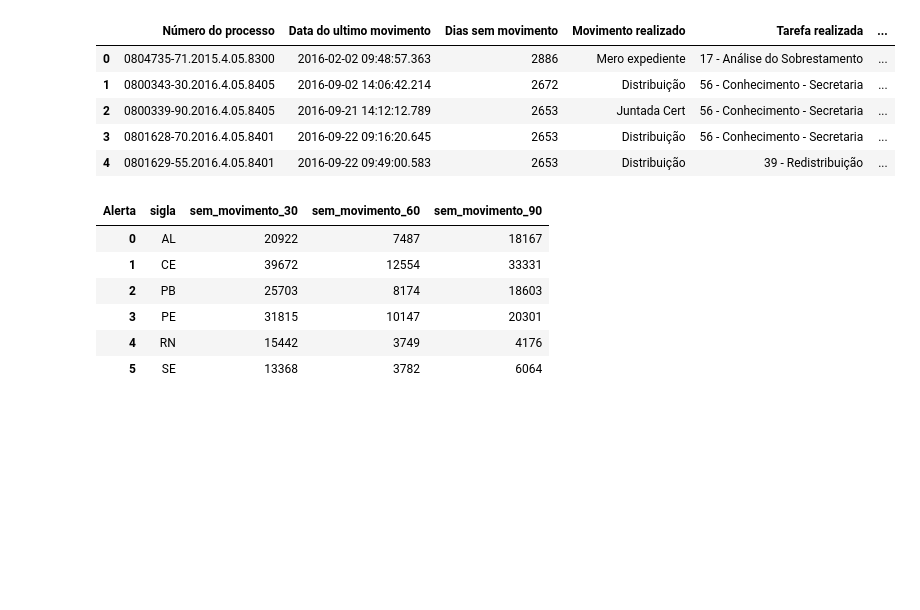
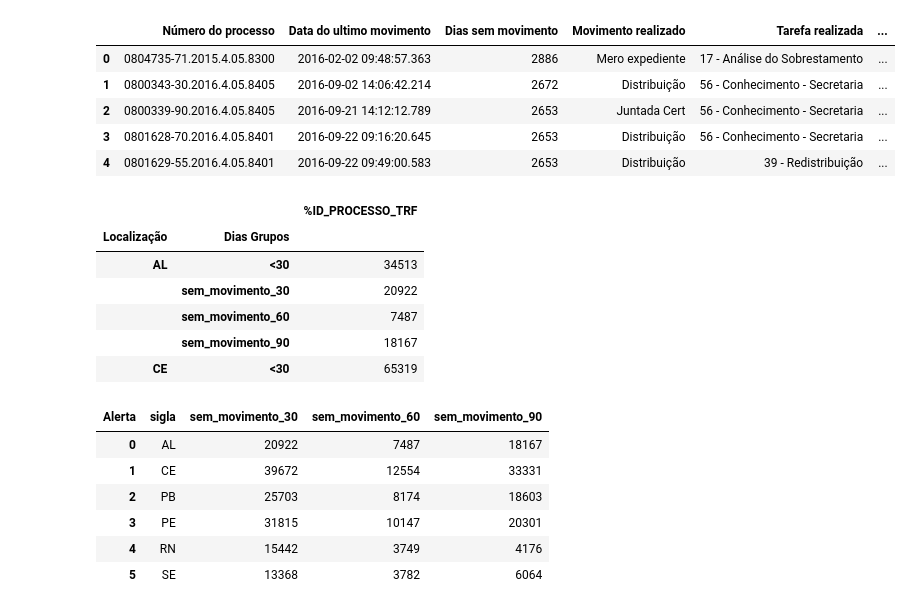
Before and after one commit to vitor177/instant, a Jupyter notebook: tempo_de_movimentacao.ipynb, the cells around one changed output. Saved outputs shown, nothing was run; the diff lists cells and outputs as text; code cells hidden in the pictures; blank space fills up the shorter version.

```diff
--- a/tempo_de_movimentacao.ipynb
+++ b/tempo_de_movimentacao.ipynb
@@ -87,9 +87,19 @@ df.head()
 # %%
 df['Dias Grupos'].head()
 
 tabela_nova = df.groupby(['Localização', 'Dias Grupos'])['%ID_PROCESSO_TRF'].nunique()
 
 tabela_redalert =pd.DataFrame(tabela_nova)
+
+tabela_redalert.head()
+# %% [output]
+|  |  | %ID_PROCESSO_TRF |
+| Localização | Dias Grupos |  |
+| AL | <30 | 34513 |
+|  | sem_movimento_30 | 20922 |
+|  | sem_movimento_60 | 7487 |
+|  | sem_movimento_90 | 18167 |
+| CE | <30 | 65319 |
 # %%
 
 
```
Also changed, not shown: parts of 1 cell of this notebook, 4 other files.
